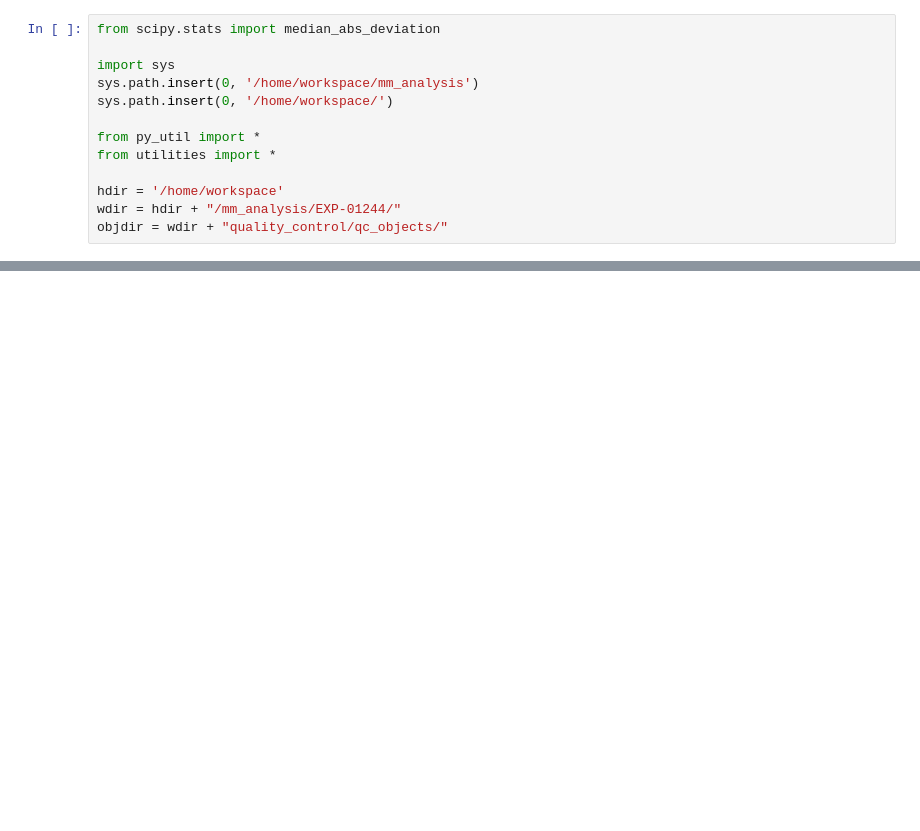
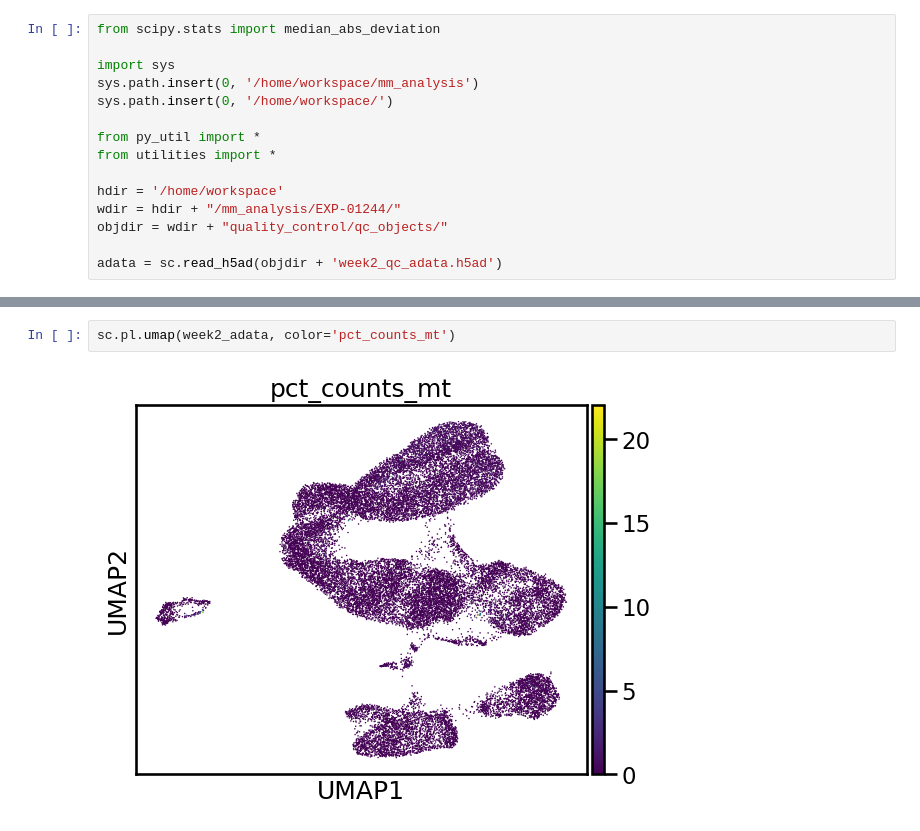
Before and after one commit to kevin-lee-aifi/mm_bm_chip_organoids, a Jupyter notebook: EXP-01244/quality_control/week2_organoid.ipynb, the cells around one changed output, grey strips where cells are left out. Drawn from its saved outputs; the diff is of its cells as text; blank space fills up the shorter version.

```diff
--- a/EXP-01244/quality_control/week2_organoid.ipynb
+++ b/EXP-01244/quality_control/week2_organoid.ipynb
@@ -11,4 +11,6 @@ from utilities import *
 hdir = '/home/workspace'
 wdir = hdir + "/mm_analysis/EXP-01244/"
 objdir = wdir + "quality_control/qc_objects/"
+
+adata = sc.read_h5ad(objdir + 'week2_qc_adata.h5ad')
 # %% [markdown]
@@ -115,0 +230,4 @@ week2_adata.write(objdir + 'week2_qc_adata.h5ad', compression='gzip')
+# %%
+sc.pl.umap(week2_adata, color='pct_counts_mt')
+# %% [output]
+[figure, added]
```
Also changed, not shown: parts of 13 cells of this notebook, 4 other files.
